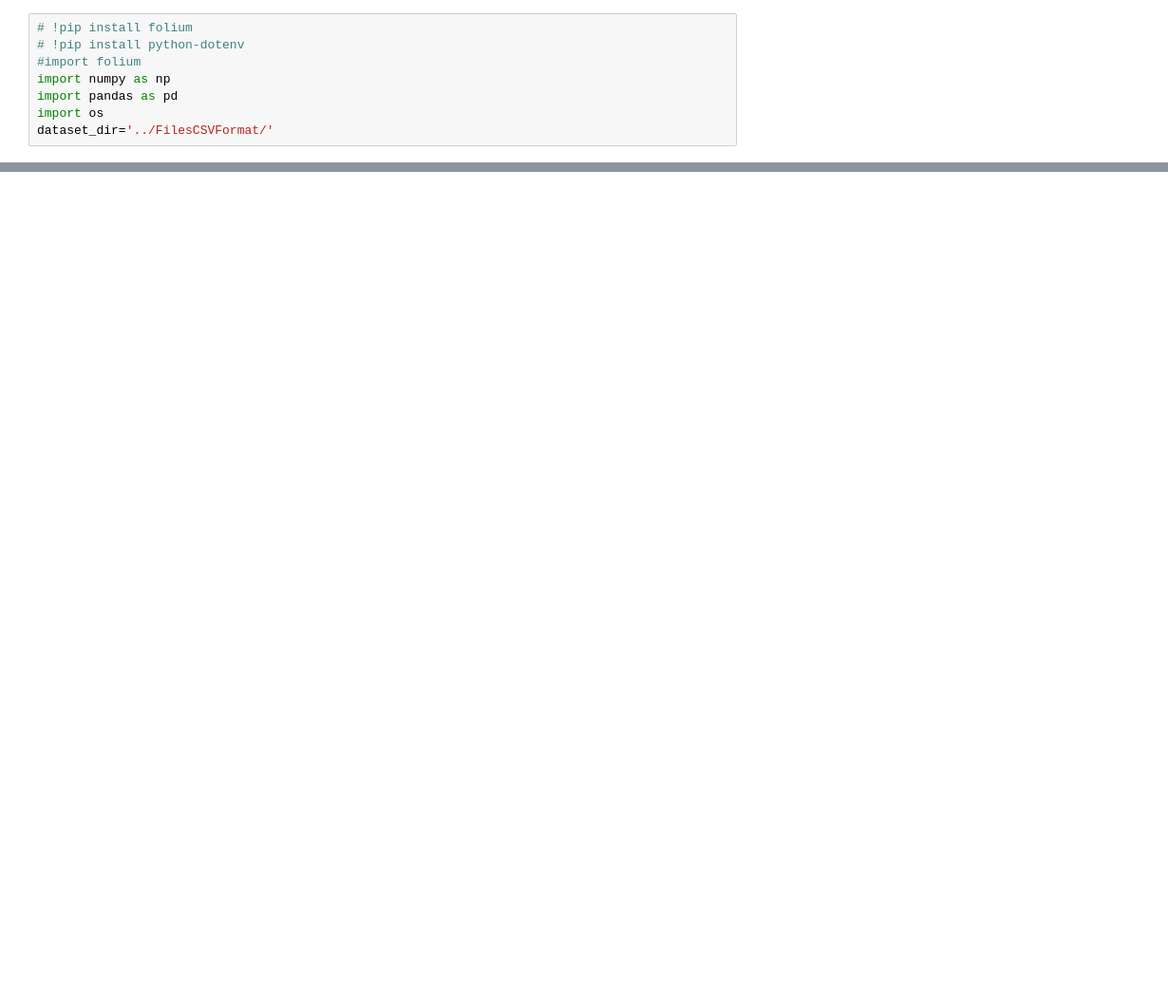
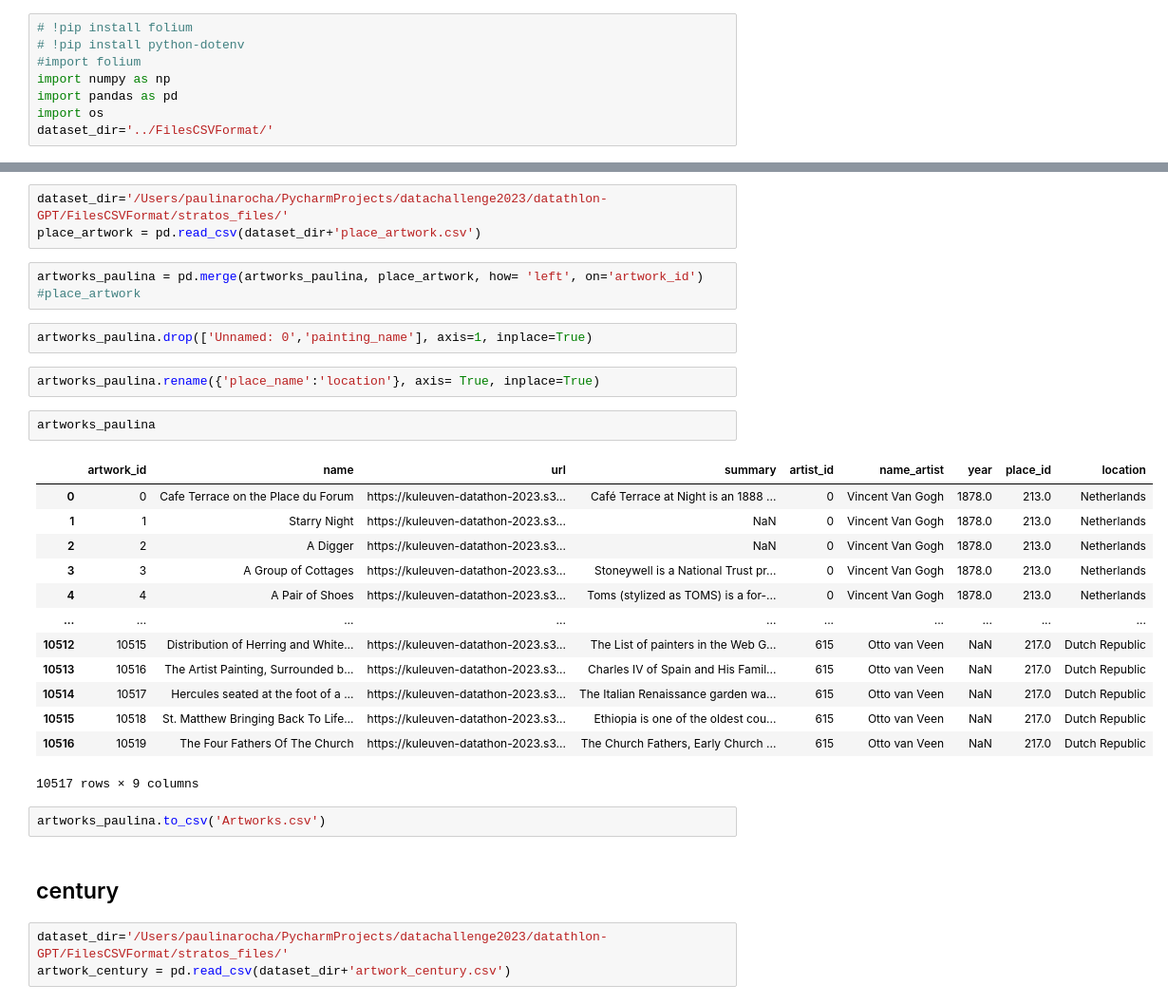
Before and after one commit to KoroNiko/datathlon-GPT, a Jupyter notebook: notebooks/artworks_years.ipynb, the cells around one changed output, grey strips where cells are left out. Shown at 95% size. Drawn from its saved outputs; the diff is of its cells as text; blank space fills up the shorter version.

```diff
--- a/notebooks/artworks_years.ipynb
+++ b/notebooks/artworks_years.ipynb
@@ -69,0 +268,33 @@ artworks_date.rename({'id_x': 'id_artwork', 'id_y':'id_artist', 'good_year': 'ye
+# %%
+dataset_dir='/Users/paulinarocha/PycharmProjects/datachallenge2023/datathlon-GPT/FilesCSVFormat/stratos_files/'
+place_artwork = pd.read_csv(dataset_dir+'place_artwork.csv')
+# %%
+artworks_paulina = pd.merge(artworks_paulina, place_artwork, how= 'left', on='artwork_id')
+#place_artwork
+# %%
+artworks_paulina.drop(['Unnamed: 0','painting_name'], axis=1, inplace=True)
+# %%
+artworks_paulina.rename({'place_name':'location'}, axis= True, inplace=True)
+# %%
+artworks_paulina
+# %% [output]
+|  | artwork_id | name | url | summary | artist_id | name_artist | year | place_id | location |
+| 0 | 0 | Cafe Terrace on the Place du Forum | https://kuleuven-datathon-2023.s3... | Café Terrace at Night is an 1888 ... | 0 | Vincent Van Gogh | 1878.0 | 213.0 | Netherlands |
+| 1 | 1 | Starry Night | https://kuleuven-datathon-2023.s3... | NaN | 0 | Vincent Van Gogh | 1878.0 | 213.0 | Netherlands |
+| 2 | 2 | A Digger | https://kuleuven-datathon-2023.s3... | NaN | 0 | Vincent Van Gogh | 1878.0 | 213.0 | Netherlands |
+| 3 | 3 | A Group of Cottages | https://kuleuven-datathon-2023.s3... | Stoneywell is a National Trust pr... | 0 | Vincent Van Gogh | 1878.0 | 213.0 | Netherlands |
+| 4 | 4 | A Pair of Shoes | https://kuleuven-datathon-2023.s3... | Toms (stylized as TOMS) is a for-... | 0 | Vincent Van Gogh | 1878.0 | 213.0 | Netherlands |
+| ... | ... | ... | ... | ... | ... | ... | ... | ... | ... |
+| 10512 | 10515 | Distribution of Herring and White... | https://kuleuven-datathon-2023.s3... | The List of painters in the Web G... | 615 | Otto van Veen | NaN | 217.0 | Dutch Republic |
+| 10513 | 10516 | The Artist Painting, Surrounded b... | https://kuleuven-datathon-2023.s3... | Charles IV of Spain and His Famil... | 615 | Otto van Veen | NaN | 217.0 | Dutch Republic |
+| 10514 | 10517 | Hercules seated at the foot of a ... | https://kuleuven-datathon-2023.s3... | The Italian Renaissance garden wa... | 615 | Otto van Veen | NaN | 217.0 | Dutch Republic |
+| 10515 | 10518 | St. Matthew Bringing Back To Life... | https://kuleuven-datathon-2023.s3... | Ethiopia is one of the oldest cou... | 615 | Otto van Veen | NaN | 217.0 | Dutch Republic |
+| 10516 | 10519 | The Four Fathers Of The Church | https://kuleuven-datathon-2023.s3... | The Church Fathers, Early Church ... | 615 | Otto van Veen | NaN | 217.0 | Dutch Republic |
+10517 rows × 9 columns
+# %%
+artworks_paulina.to_csv('Artworks.csv')
+# %% [markdown]
+## century
+# %%
+dataset_dir='/Users/paulinarocha/PycharmProjects/datachallenge2023/datathlon-GPT/FilesCSVFormat/stratos_files/'
+artwork_century = pd.read_csv(dataset_dir+'artwork_century.csv')
```
Also changed, not shown: parts of 54 cells of this notebook.
